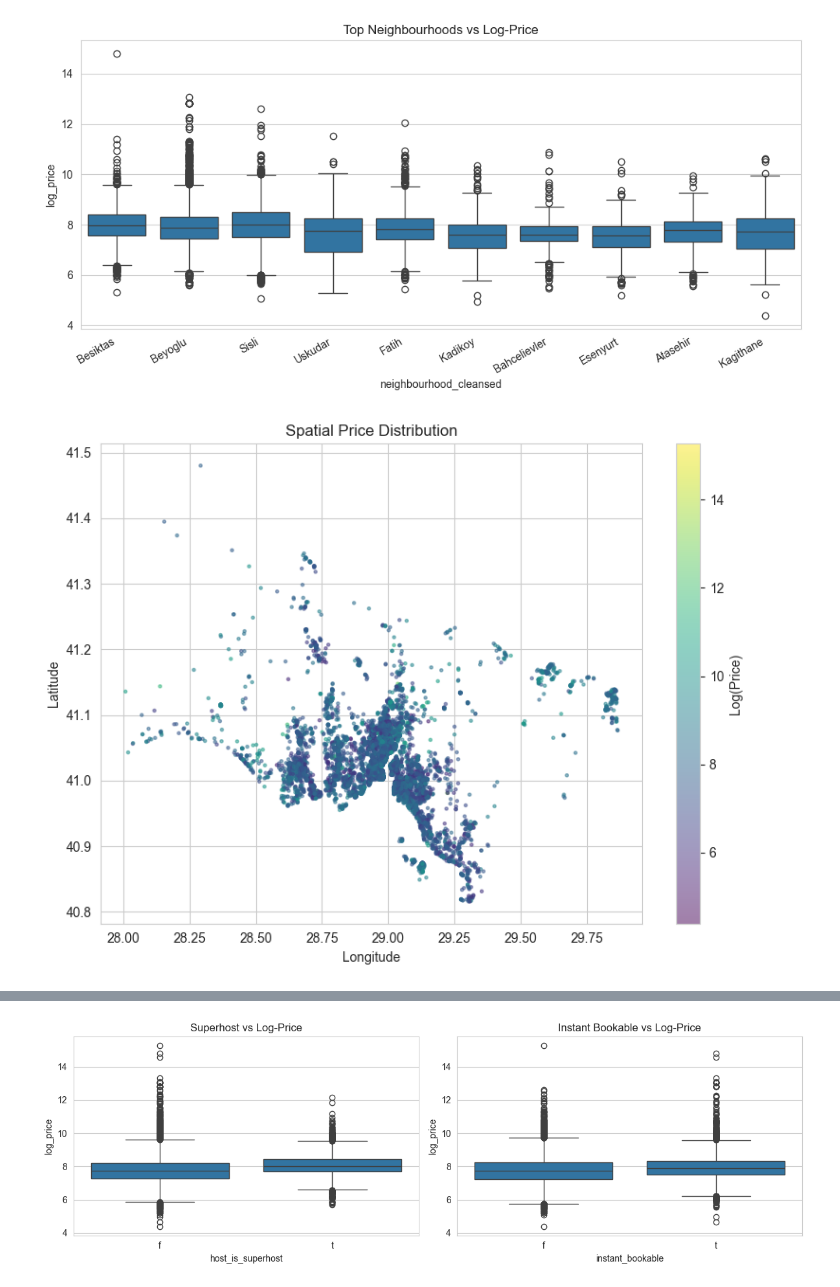
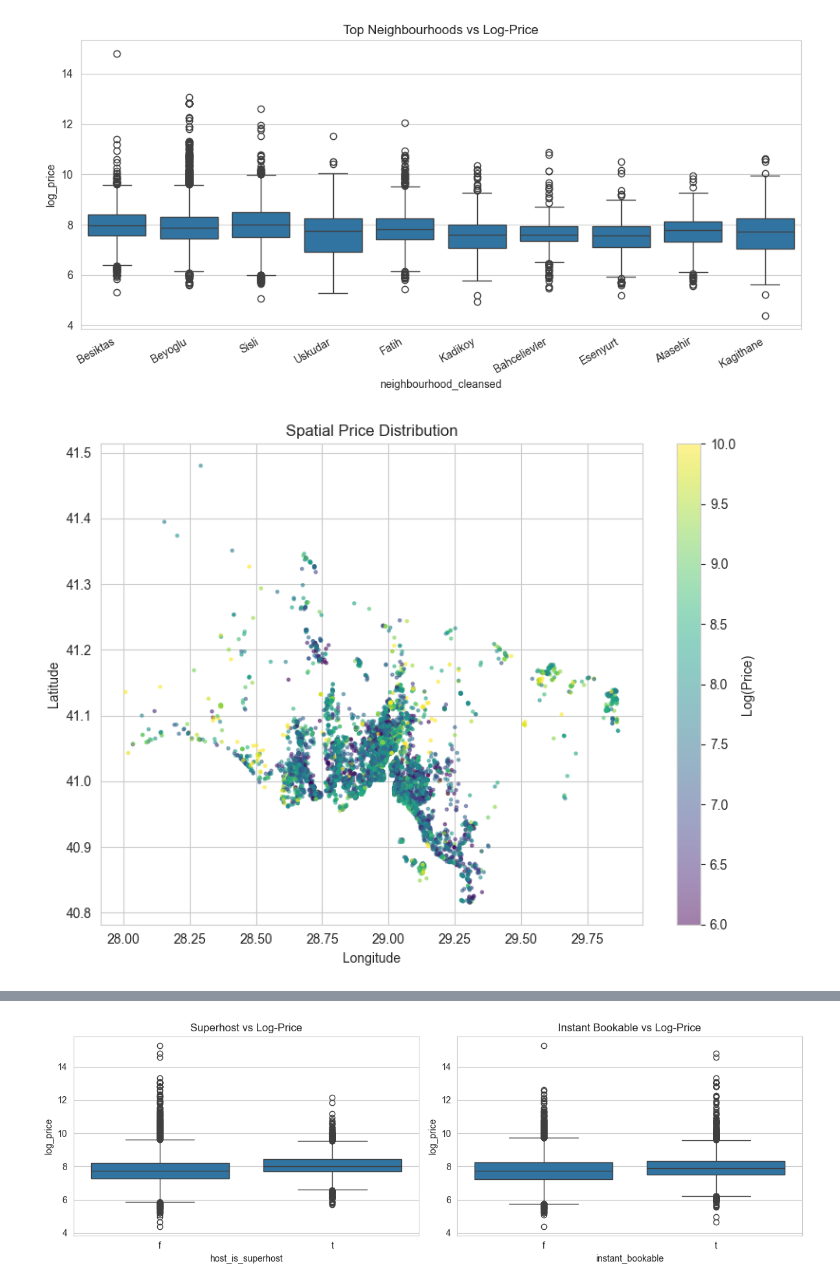
Before and after one commit to solid1010/airbnb-price-prediction, a Jupyter notebook: notebooks/01_EDA_Data_Understanding.ipynb, the cells around one changed output, grey strips where cells are left out. Drawn from its saved outputs; the diff is of its cells as text; code cells hidden in the pictures.

```diff
--- a/notebooks/01_EDA_Data_Understanding.ipynb
+++ b/notebooks/01_EDA_Data_Understanding.ipynb
@@ -245,11 +276,10 @@ Only in test: []
 def clean_price(x):
     if pd.isna(x):
         return np.nan
-    s = str(x)
-    s = re.sub(r"[^\d.,-]", "", s)
-    s = s.replace(",", "")
+    s = str(x).strip()
+    s = re.sub(r",(?=\d{3}(\D|$))", "", s) # regex with GPT
     try:
-        return float(s)
+        return float(s);
     except:
         return np.nan
 
@@ -439,19 +498,21 @@ plt.show()
 # %%
 # Spatial distribution
 plt.figure(figsize=(8, 6))
 plt.scatter(
     trainable_df["longitude"],
     trainable_df["latitude"],
     c=trainable_df["log_price"],
     cmap="viridis",
     s=5,
-    alpha=0.5
+    alpha=0.5,
+    vmin=6,   # colorbar alt sınırı
+    vmax=10    # colorbar üst sınırı
 )
 plt.colorbar(label="Log(Price)")
 plt.title("Spatial Price Distribution")
 plt.xlabel("Longitude")
 plt.ylabel("Latitude")
 plt.tight_layout()
 plt.show()
 # %% [output]
-[figure, old version]
+[figure, new version]
```
Also changed, not shown: parts of 21 cells of this notebook, 1 other file.
